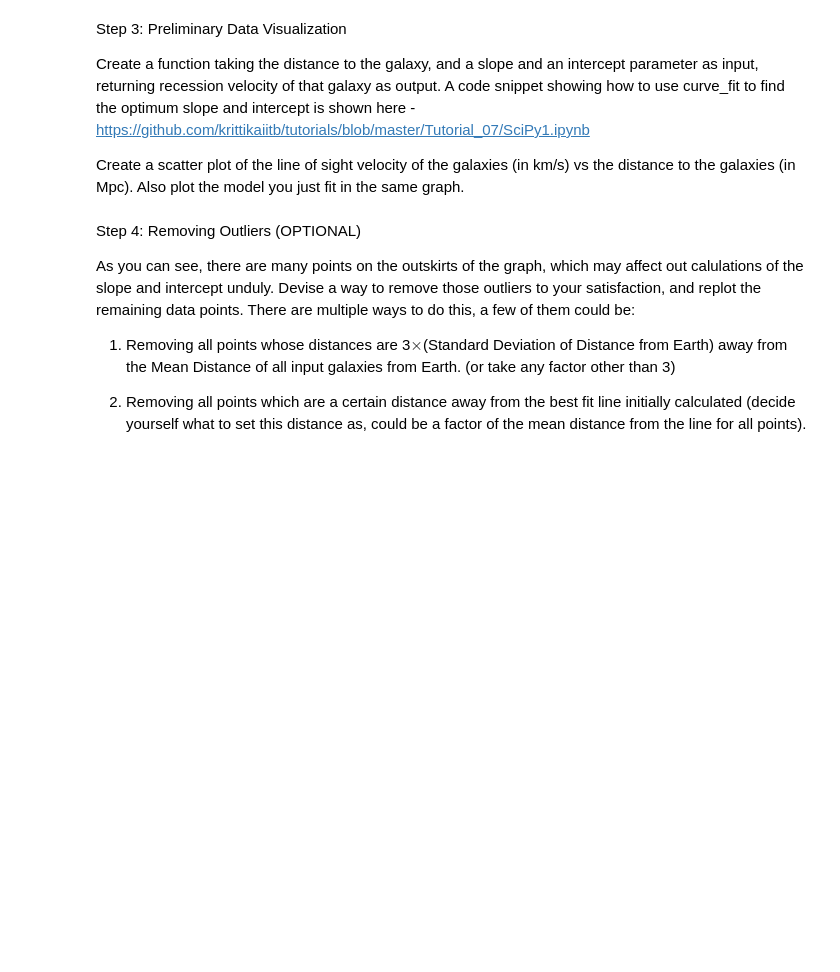
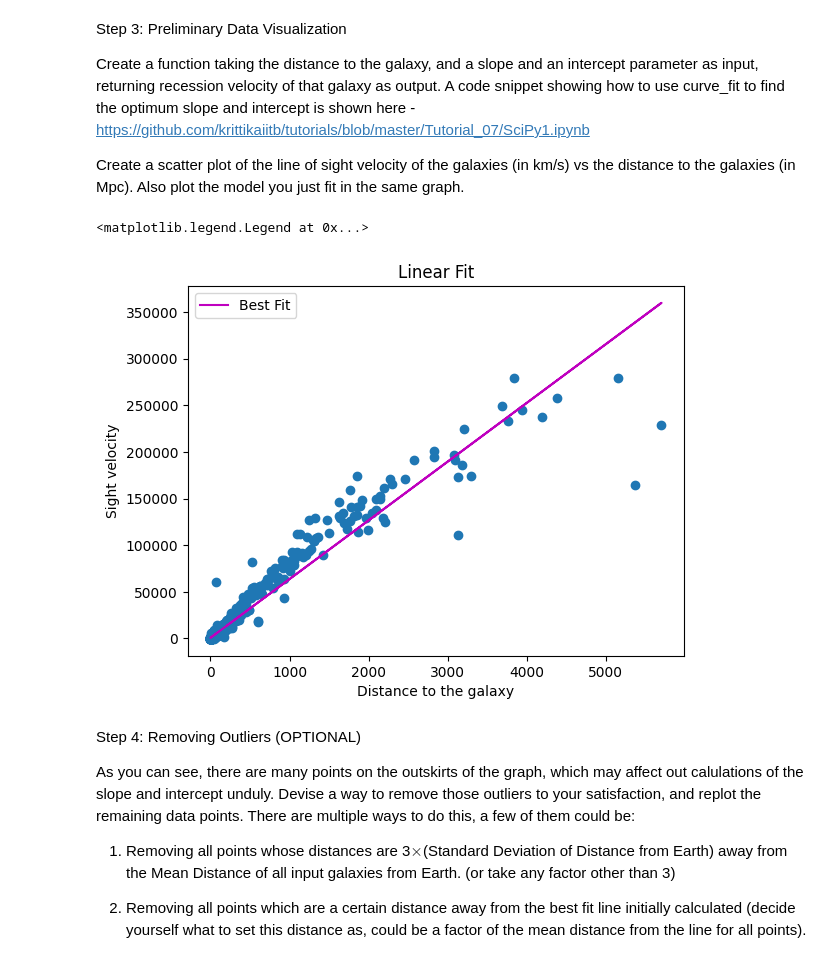
Before and after one commit to Atharvhardikar43/Kritika-project, a Jupyter notebook: CAB_Problem_Statement.ipynb, the cells around one changed output. Drawn from its saved outputs; the diff is of its cells as text; code cells hidden in the pictures; blank space fills up the shorter version.

```diff
--- a/CAB_Problem_Statement.ipynb
+++ b/CAB_Problem_Statement.ipynb
@@ -75,0 +129,9 @@ where $d$ is in megaparsecs (Mpc).
+# %%
+#Load data and convert it to useable form
+data_read_from_csv=pd.read_csv('data.txt')
+array_1 = np.array(data_read_from_csv['mod0'])
+array_1=array_1.reshape((4064,1))
+array_2 = np.array(data_read_from_csv['vgsr'])
+array_2=array_2.reshape((4064,1))
+array_1 = np.append(array_1,array_2,axis=1).T
+array_1
@@ -84,3 +147,22 @@ Create a scatter plot of the line of sight velocity of the galaxies (in km/s) vs
+# %%
+#Create a best fit model and plot the data
+#slope H, intercept c
+d = 10**(-5+array_1[0]/5)
+def lin_func(x,m,c):
+    return m*x + c
+xdata = d.reshape((4064,))
+ydata = array_2.reshape((4064,))
+#xdata.shape
+plt.scatter(xdata,ydata)
+p_opt, p_cov = cf(lin_func,xdata,ydata)
+plt.plot(d.T,lin_func(d.T,*p_opt),label='Best Fit',color='m')
+plt.xlabel('Distance to the galaxy')
+plt.ylabel('Sight velocity')
+plt.title('Linear Fit')
+plt.legend()
+# %% [output]
+<matplotlib.legend.Legend at 0x...>
+[figure, added]
 # %% [markdown]
 Step 4: Removing Outliers (OPTIONAL)
 
```
Also changed, not shown: parts of 15 cells of this notebook.
